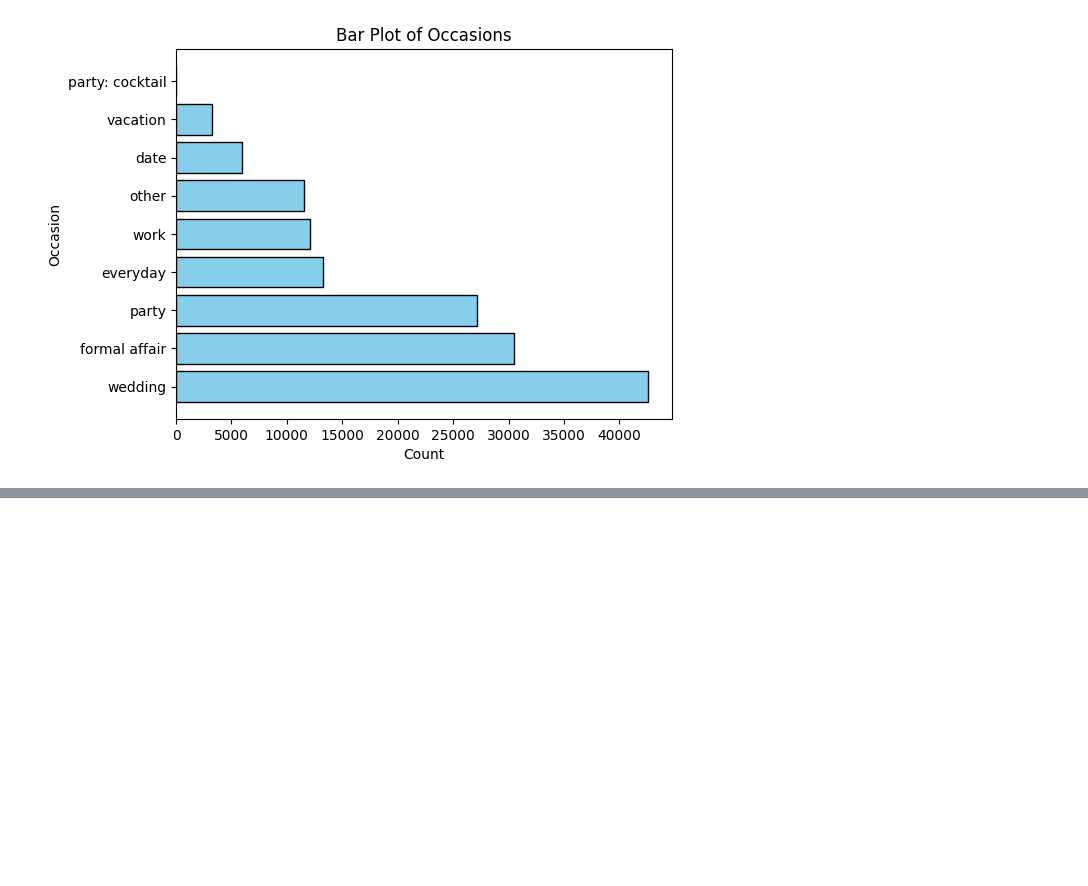
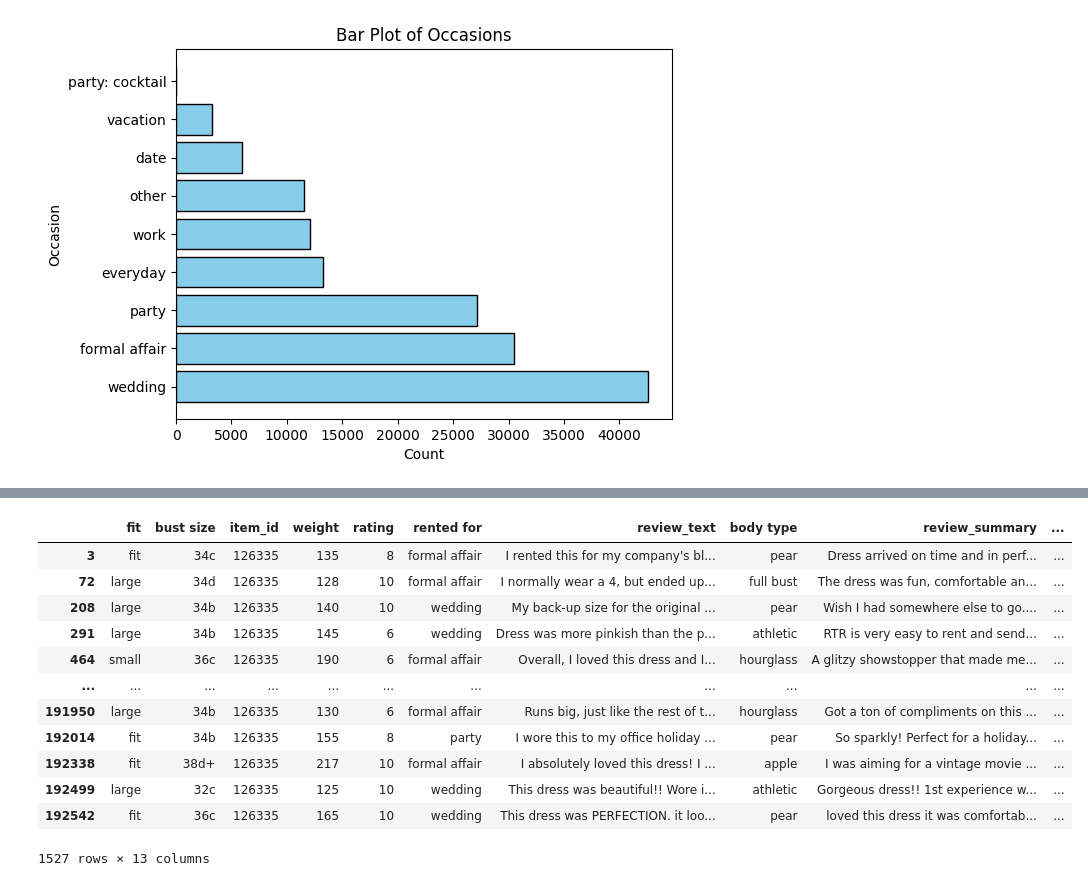
Before and after one commit to mofuwu/cse158_assignment2, a Jupyter notebook: assignment2_sahana.ipynb, the cells around one changed output, grey strips where cells are left out. Cells and saved outputs as stored; diff of their text form; code cells hidden in the pictures; blank space fills up the shorter version.

```diff
--- a/assignment2_sahana.ipynb
+++ b/assignment2_sahana.ipynb
@@ -152,0 +202,16 @@ plt.show()
+# %%
+df[df['item_id'] == '126335']
+# %% [output]
+|  | fit | bust size | item_id | weight | rating | rented for | review_text | body type | review_summary | ... |
+| 3 | fit | 34c | 126335 | 135 | 8 | formal affair | I rented this for my company's bl... | pear | Dress arrived on time and in perf... | ... |
+| 72 | large | 34d | 126335 | 128 | 10 | formal affair | I normally wear a 4, but ended up... | full bust | The dress was fun, comfortable an... | ... |
+| 208 | large | 34b | 126335 | 140 | 10 | wedding | My back-up size for the original ... | pear | Wish I had somewhere else to go.... | ... |
+| 291 | large | 34b | 126335 | 145 | 6 | wedding | Dress was more pinkish than the p... | athletic | RTR is very easy to rent and send... | ... |
+| 464 | small | 36c | 126335 | 190 | 6 | formal affair | Overall, I loved this dress and I... | hourglass | A glitzy showstopper that made me... | ... |
+| ... | ... | ... | ... | ... | ... | ... | ... | ... | ... | ... |
+| 191950 | large | 34b | 126335 | 130 | 6 | formal affair | Runs big, just like the rest of t... | hourglass | Got a ton of compliments on this ... | ... |
+| 192014 | fit | 34b | 126335 | 155 | 8 | party | I wore this to my office holiday ... | pear | So sparkly! Perfect for a holiday... | ... |
+| 192338 | fit | 38d+ | 126335 | 217 | 10 | formal affair | I absolutely loved this dress! I ... | apple | I was aiming for a vintage movie ... | ... |
+| 192499 | large | 32c | 126335 | 125 | 10 | wedding | This dress was beautiful!! Wore i... | athletic | Gorgeous dress!! 1st experience w... | ... |
+| 192542 | fit | 36c | 126335 | 165 | 10 | wedding | This dress was PERFECTION. it loo... | pear | loved this dress it was comfortab... | ... |
+1527 rows × 13 columns
```
Also changed, not shown: parts of 6 cells of this notebook.
